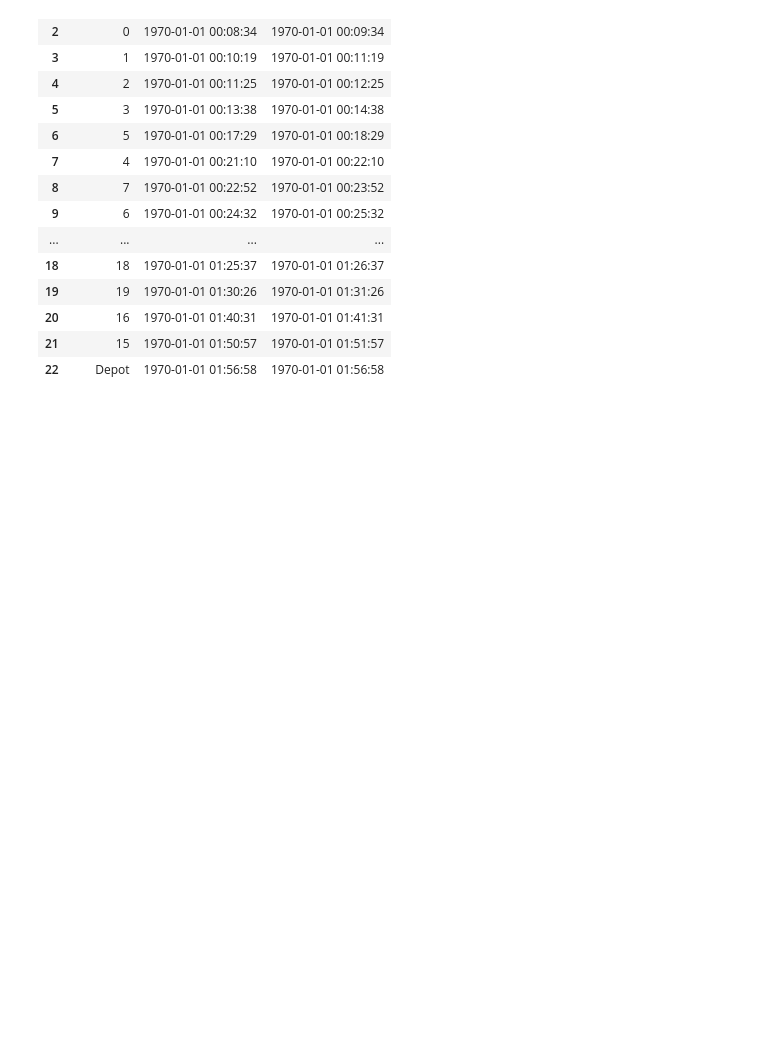
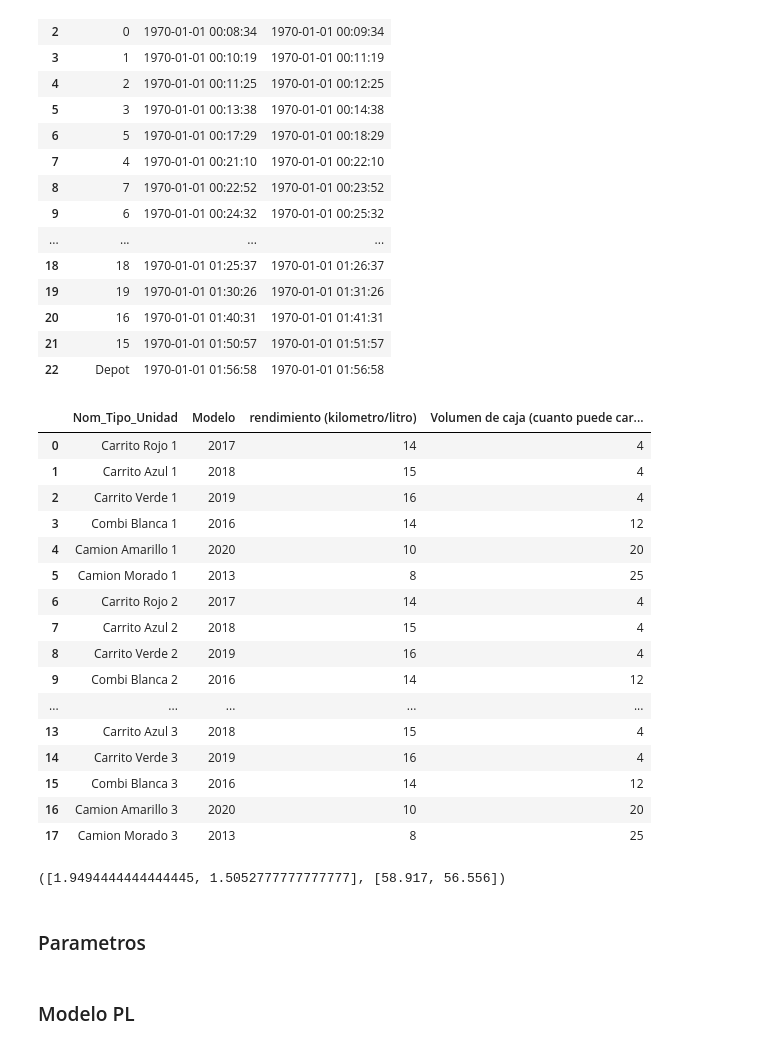
Before and after one commit to LaloHGz/CarpoolingRouteOptimizer, a Jupyter notebook: routegenerator.ipynb, the cells around one changed output. Saved outputs shown, nothing was run; the diff lists cells and outputs as text; code cells hidden in the pictures; blank space fills up the shorter version.

```diff
--- a/routegenerator.ipynb
+++ b/routegenerator.ipynb
@@ -679,3 +715,30 @@ itinerarios[0]
 | 20 | 16 | 1970-01-01 01:40:31 | 1970-01-01 01:41:31 |
 | 21 | 15 | 1970-01-01 01:50:57 | 1970-01-01 01:51:57 |
 | 22 | Depot | 1970-01-01 01:56:58 | 1970-01-01 01:56:58 |
+# %%
+flota = pd.read_csv('Flota.csv')
+flota
+# %% [output]
+|  | Nom_Tipo_Unidad | Modelo | rendimiento (kilometro/litro) | Volumen de caja (cuanto puede car... |
+| 0 | Carrito Rojo 1 | 2017 | 14 | 4 |
+| 1 | Carrito Azul 1 | 2018 | 15 | 4 |
+| 2 | Carrito Verde 1 | 2019 | 16 | 4 |
+| 3 | Combi Blanca 1 | 2016 | 14 | 12 |
+| 4 | Camion Amarillo 1 | 2020 | 10 | 20 |
+| 5 | Camion Morado 1 | 2013 | 8 | 25 |
+| 6 | Carrito Rojo 2 | 2017 | 14 | 4 |
+| 7 | Carrito Azul 2 | 2018 | 15 | 4 |
+| 8 | Carrito Verde 2 | 2019 | 16 | 4 |
+| 9 | Combi Blanca 2 | 2016 | 14 | 12 |
+| ... | ... | ... | ... | ... |
+| 13 | Carrito Azul 3 | 2018 | 15 | 4 |
+| 14 | Carrito Verde 3 | 2019 | 16 | 4 |
+| 15 | Combi Blanca 3 | 2016 | 14 | 12 |
+| 16 | Camion Amarillo 3 | 2020 | 10 | 20 |
+| 17 | Camion Morado 3 | 2013 | 8 | 25 |
+# %%
+routesGenerator(1, 2, 4)
+# %% [output]
+([1.9494444444444445, 1.5052777777777777], [58.917, 56.556])
+# %% [markdown]
+### Parametros
@@ -681,0 +763,2 @@ itinerarios[0]
+# %% [markdown]
+### Modelo PL
```
Also changed, not shown: parts of 9 cells of this notebook, 5 other files.
